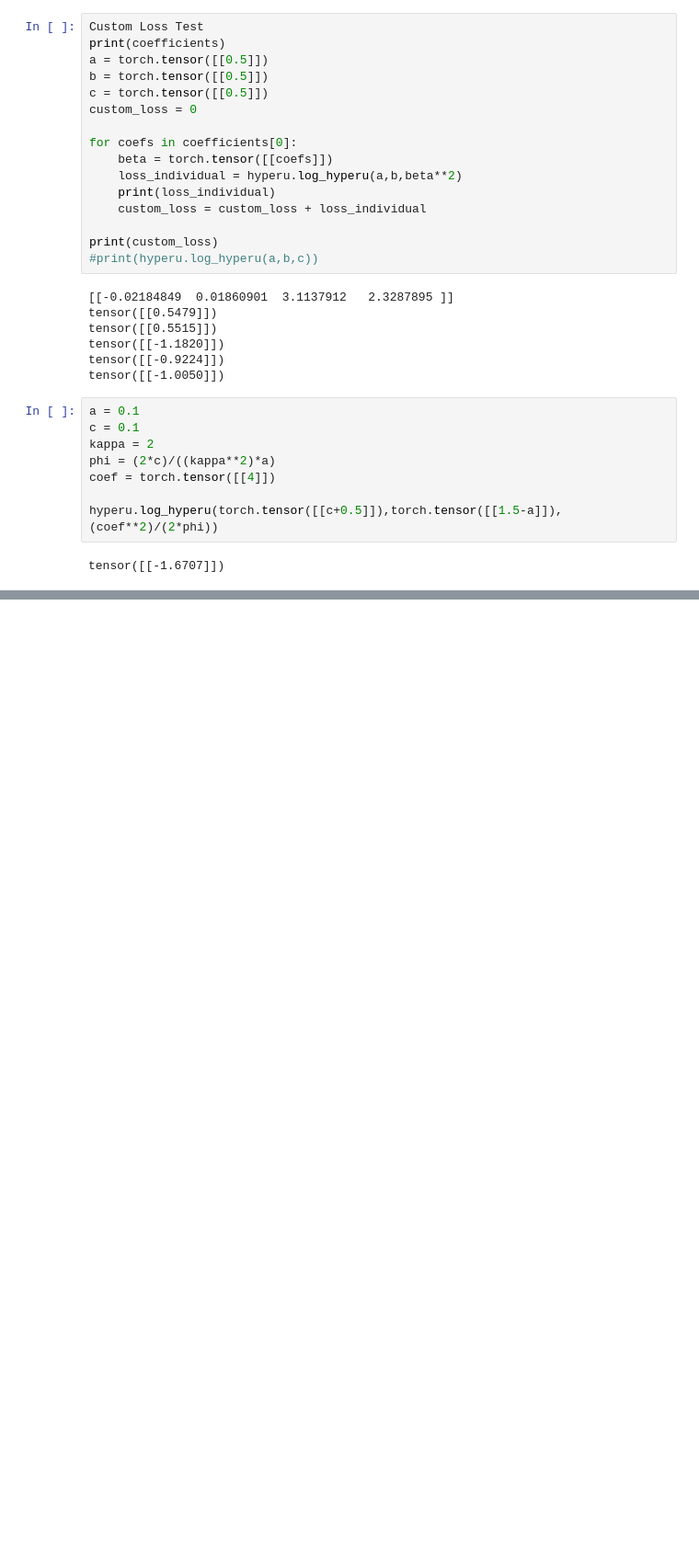
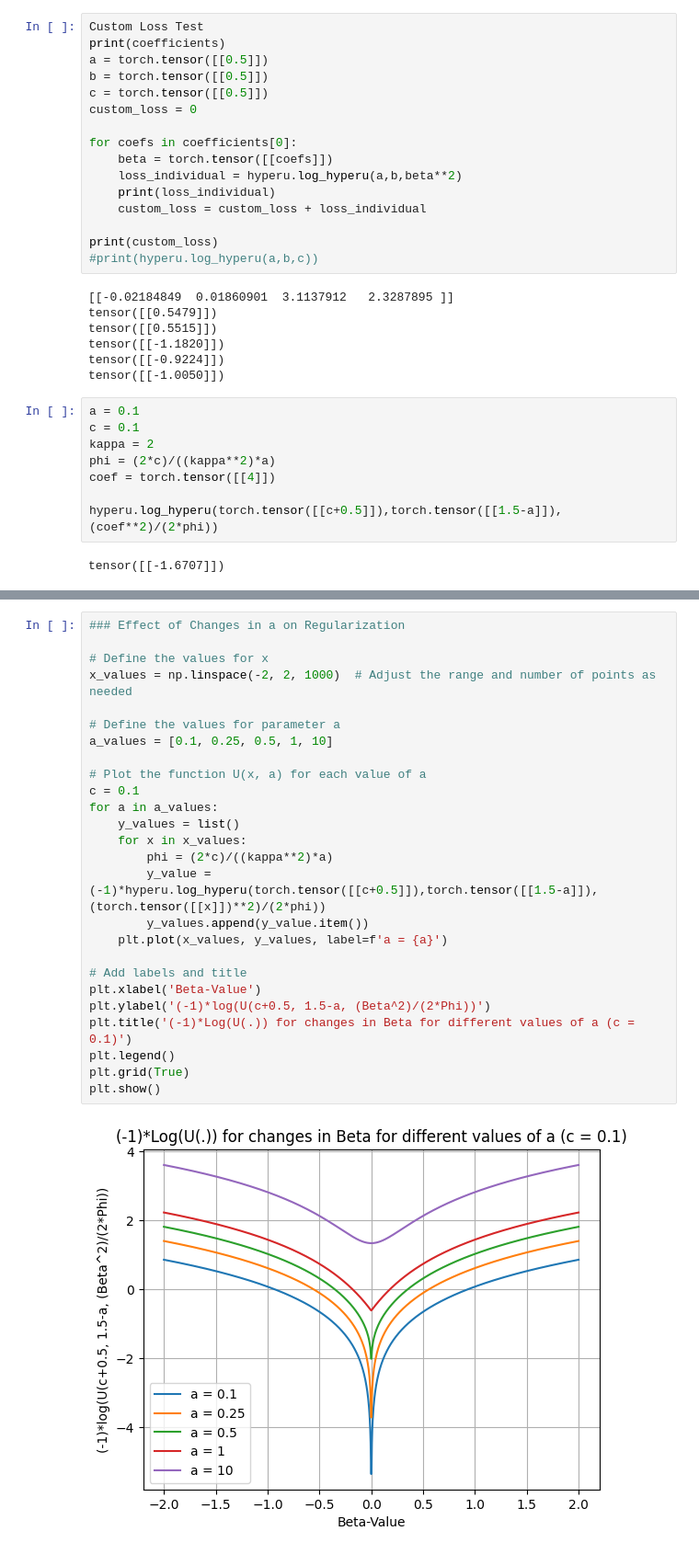
Before and after one commit to therealLucasPaul/MScThesis_Econ, a Jupyter notebook: 06_general_code/MAPEstimation_GradientDescent_DifferentRegularizationMethods.ipynb, the cells around one changed output, grey strips where cells are left out. Shown: that part at 92% size. Saved outputs shown, nothing was run; the diff lists cells and outputs as text; blank space fills up the shorter version.

```diff
--- a/06_general_code/MAPEstimation_GradientDescent_DifferentRegularizationMethods.ipynb
+++ b/06_general_code/MAPEstimation_GradientDescent_DifferentRegularizationMethods.ipynb
@@ -199,0 +238,28 @@ tensor([[-1.6707]])
+# %%
+### Effect of Changes in a on Regularization
+
+# Define the values for x
+x_values = np.linspace(-2, 2, 1000)  # Adjust the range and number of points as needed
+
+# Define the values for parameter a
+a_values = [0.1, 0.25, 0.5, 1, 10]
+
+# Plot the function U(x, a) for each value of a
+c = 0.1
+for a in a_values:
+    y_values = list()
+    for x in x_values:
+        phi = (2*c)/((kappa**2)*a)
+        y_value = (-1)*hyperu.log_hyperu(torch.tensor([[c+0.5]]),torch.tensor([[1.5-a]]),(torch.tensor([[x]])**2)/(2*phi))
+        y_values.append(y_value.item())
+    plt.plot(x_values, y_values, label=f'a = {a}')
+
+# Add labels and title
+plt.xlabel('Beta-Value')
+plt.ylabel('(-1)*log(U(c+0.5, 1.5-a, (Beta^2)/(2*Phi))')
+plt.title('(-1)*Log(U(.)) for changes in Beta for different values of a (c = 0.1)')
+plt.legend()
+plt.grid(True)
+plt.show()
+# %% [output]
+[figure, added]
```
Also changed, not shown: parts of 7 cells of this notebook, 24 other files.
